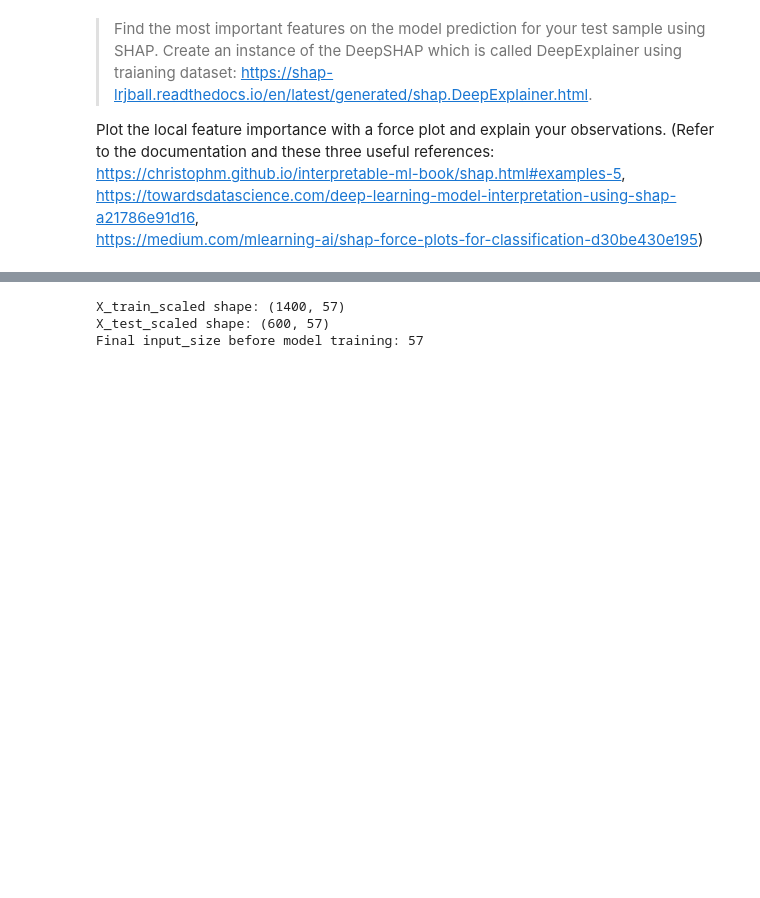
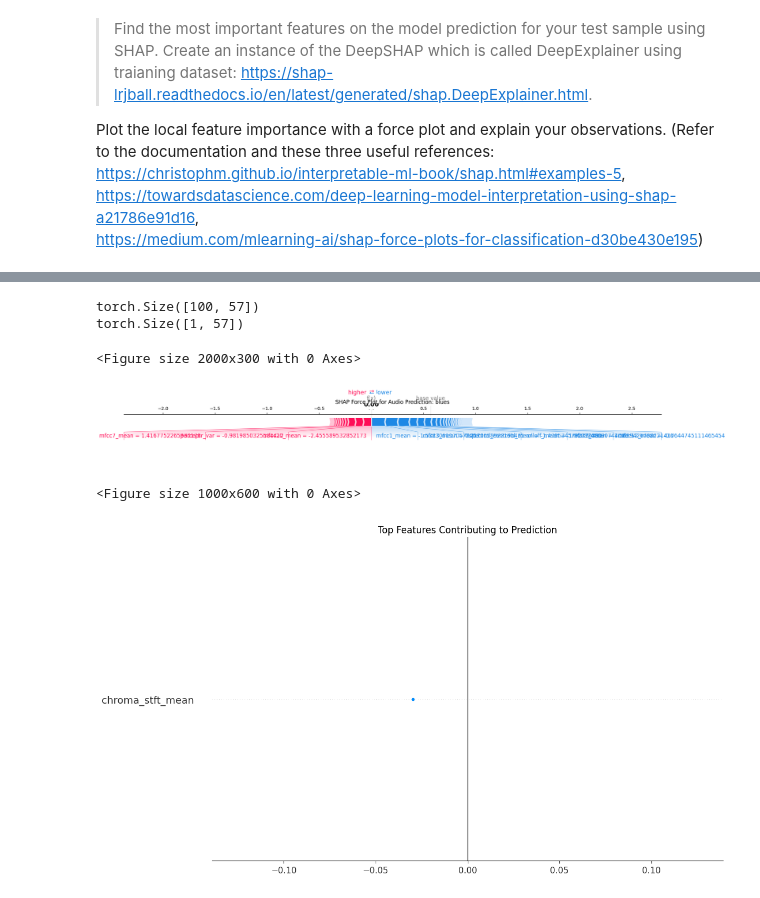
Before and after one commit to AryanSethi20/Neural-Networks-Assignment-1, a Jupyter notebook: Sethi_Aryan_PartA.ipynb, the cells around one changed output, grey strips where cells are left out. Drawn from its saved outputs; the diff is of its cells as text; code cells hidden in the pictures; blank space fills up the shorter version.

```diff
--- a/PartA_Template.ipynb
+++ b/Sethi_Aryan_PartA.ipynb
@@ -452,7 +447,7 @@ def neuron_size_cv(X_train_scaled_dict, X_val_scaled_dict, y_train_dict, y_val_d
             val_loader = DataLoader(val_dataset, batch_size=batch_size, shuffle=False)
 
             input_size = X_train_fold.shape[1]
-            model = MLP_Custom(input_size=input_size, first_hidden_size=neurons)
+            model = MLP_hidden(no_features=input_size, no_neuron=neurons)
             model.to(device)
             optimizer = torch.optim.Adam(model.parameters(), lr=learning_rate)
             loss_fn = nn.BCELoss()
@@ -468,7 +463,6 @@ def neuron_size_cv(X_train_scaled_dict, X_val_scaled_dict, y_train_dict, y_val_d
 
             print(f'    Final validation accuracy: {cv_accuracies[-1]:.4f}')
 
-        # Calculate mean accuracy for this neuron size
         mean_validation_accuracies[neurons] = np.mean(cv_accuracies)
         print(f'  Mean CV accuracy for {neurons} neurons: {mean_validation_accuracies[neurons]:.4f}')
 
@@ -709,0 +695,20 @@ Predicted label: 0 (blues)
+# %%
+input_size = X_train_scaled.shape[1]
+print(input_size)
+best_batch_size = optimal_batch_size
+best_n_neurons = optimal_neurons
+
+model = MLP_hidden(no_features=input_size, no_neuron=best_n_neurons)
+model.load_state_dict(torch.load('optimal_model.pth'))
+model.eval()
+
+with torch.no_grad():
+    output = model(X_test_tensor)
+    pred_prob = output.item()
+    pred_label = 1 if pred_prob >= 0.5 else 0
+
+genre_map = {0: 'blues', 1: 'metal'}
+predicted_genre = genre_map[pred_label]
+
+print(f"Predicted probability: {pred_prob:.4f}")
+print(f"Predicted label: {pred_label} ({predicted_genre})")
@@ -763,46 +726,50 @@ X_test shape after reindexing: (600, 57)
-# %%
-scaler = preprocessing.StandardScaler().fit(X_train)  # Fit on training data only
-X_train_scaled = scaler.transform(X_train)
-X_test_scaled = scaler.transform(X_test)  # Transform test data using the same scaler
-
-print(f"X_train_scaled shape: {X_train_scaled.shape}")  # Should match X_train
-print(f"X_test_scaled shape: {X_test_scaled.shape}")  # Should match X_train_scaled
-
-input_size = X_train_scaled.shape[1]  # Get actual feature count
-print(f"Final input_size before model training: {input_size}")  # Should match expected feature count
-# %% [output]
-X_train_scaled shape: (1400, 57)
-X_test_scaled shape: (600, 57)
-Final input_size before model training: 57
+# %%
+background_data = X_train_scaled[:100]
+background_tensor = torch.tensor(background_data, dtype=torch.float32)
+
+print(background_tensor.shape)
+print(X_test_tensor.shape)
+
+explainer = shap.DeepExplainer(model, background_tensor)
+
+shap_values = explainer.shap_values(X_test_tensor)
+
+feature_names = X_test_single.columns.tolist()
+# %% [output]
+torch.Size([100, 57])
+torch.Size([1, 57])
 # %%
-shap.initjs()
-
 plt.figure(figsize=(20, 3))
 force_plot = shap.force_plot(
-    explainer.expected_value[0],  # Base value
-    shap_values[0],               # SHAP values
-    X_test_tensor.numpy(),        # Feature values
-    feature_names=feature_names,   # Feature names
+    explainer.expected_value[0],
+    shap_values[0][:, 0],
+    X_test_tensor.numpy(),
+    feature_names=feature_names,
     matplotlib=True,
     show=False
 )
 
 plt.title(f'SHAP Force Plot for Audio Prediction: {predicted_genre}')
 plt.tight_layout()
 plt.savefig('shap_force_plot.png')
 plt.show()
 
 # Top features
 plt.figure(figsize=(10, 6))
 shap.summary_plot(
     shap_values,
     X_test_tensor.numpy(),
     feature_names=feature_names,
     plot_type="bar",
     show=False
 )
 plt.title('Top Features Contributing to Prediction')
 plt.tight_layout()
 plt.savefig('shap_summary_plot.png')
 plt.show()
+# %% [output]
+<Figure size 2000x300 with 0 Axes>
+[figure, added]
+<Figure size 1000x600 with 0 Axes>
+[figure, added]
 # %%
```
Also changed, not shown: parts of 20 cells of this notebook, 4 other files.
